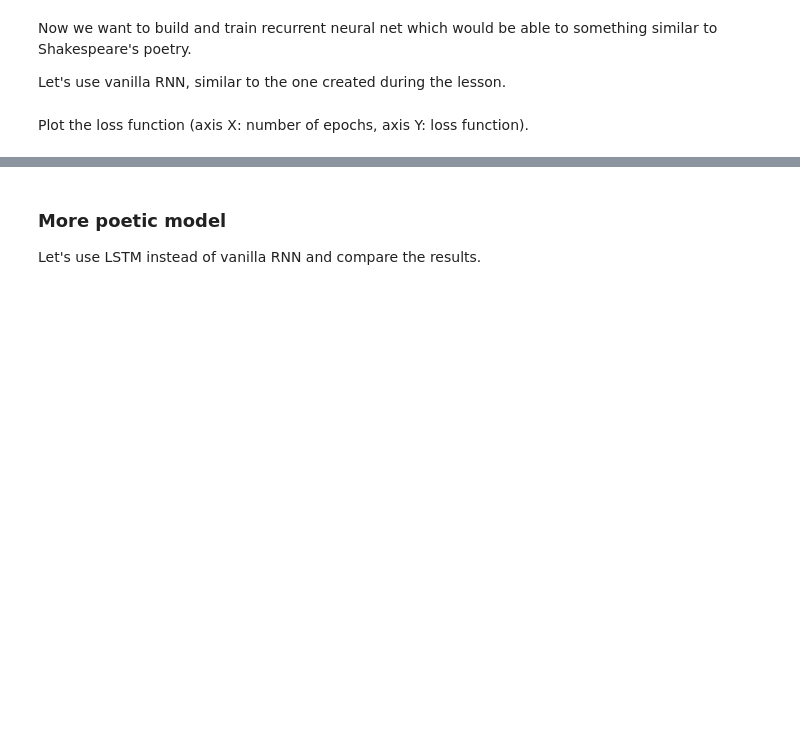
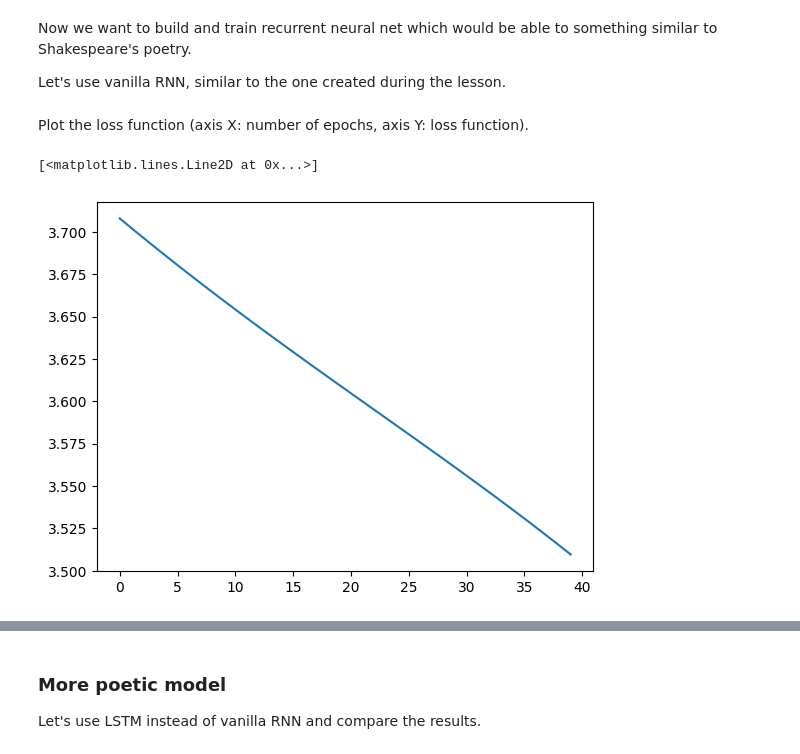
Before and after one commit to Sasha-VAV/ML, a Jupyter notebook: Courses/MIPT_ML_1_Term/Module9/Lab2_DL_part3_poetry.ipynb, the cells around one changed output, grey strips where cells are left out. Cells and saved outputs as stored; diff of their text form; code cells hidden in the pictures; blank space fills up the shorter version.

```diff
--- a/Courses/MIPT_ML_1_Term/Module9/Lab2_DL_part3_poetry.ipynb
+++ b/Courses/MIPT_ML_1_Term/Module9/Lab2_DL_part3_poetry.ipynb
@@ -58,10 +58,10 @@ OK!
 # %%
 #!wget https://raw.githubusercontent.com/attatrol/data_sources/master/onegin.txt
 
-with open('onegin.txt', 'r', encoding='utf-8') as iofile:
-    text = iofile.readlines()
+#with open('onegin.txt', 'r', encoding='utf-8') as iofile:
+#    text = iofile.readlines()
 
-text = [x.replace('\t\t', '') for x in text]
+#text = [x.replace('\t\t', '') for x in text]
 # %% [markdown]
 In opposite to the in-class practice, this time we want to predict complex text. Let's reduce the complexity of the task and lowercase all the symbols.
 
@@ -69,8 +69,8 @@ Now variable `text` is a list of strings. Join all the strings into one and lowe
 # %%
 # Join all the strings into one and lowercase it
 # Put result into variable text.
-text = ''.join(text)
-text = text.lower()
+#text = ''.join(text)
+#text = text.lower()
 # Your great code here
 # %% [markdown]
 Put all the characters, that you've seen in the text, into variable `tokens`.
@@ -136,6 +136,7 @@ Now we want to build and train recurrent neural net which would be able to somet
 
 Let's use vanilla RNN, similar to the one created during the lesson.
 # %%
+from tqdm import tqdm
 # Your code here
 from torch import nn
 import torch
@@ -157,17 +158,37 @@ class CharRNN(nn.Module):
         output = self.fc(output)
         return output, hidden
 
-    def initHidden(self, batch_size):
+    def initial_state(self, batch_size):
         return torch.zeros(self.n_layers, batch_size, self.hidden_size)
 
 model = CharRNN(38, 10, 38)
 opt = torch.optim.Adam(model.parameters())
 criterion = nn.CrossEntropyLoss()
+encoded_text = torch.tensor([token_to_idx[char] for char in text]).unsqueeze(1)
 
-for epoch in range(10):
-    for i in range()
+seq_length = 100  # Process 100 characters at a time
+losses = []
+
+for epoch in tqdm(range(40)):
+    hidden = model.initial_state(1)  # Initialize hidden state
+    inputs = encoded_text[:-1]
+    targets = encoded_text[1:]
+    outputs, _ = model(inputs, hidden)
+    outputs = outputs.reshape(-1, len(token_to_idx))
+    targets = targets.reshape(-1)
+    loss = criterion(outputs, targets)
+    opt.zero_grad()
+    loss.backward()
+    opt.step()
+    losses.append(loss.item())
 # %% [markdown]
 Plot the loss function (axis X: number of epochs, axis Y: loss function).
 # %%
 # Your plot code here
+import matplotlib.pyplot as plt
+
+plt.plot(losses)
+# %% [output]
+[<matplotlib.lines.Line2D at 0x...>]
+[figure, added]
 # %%
```
Also changed, not shown: parts of 4 cells of this notebook.
